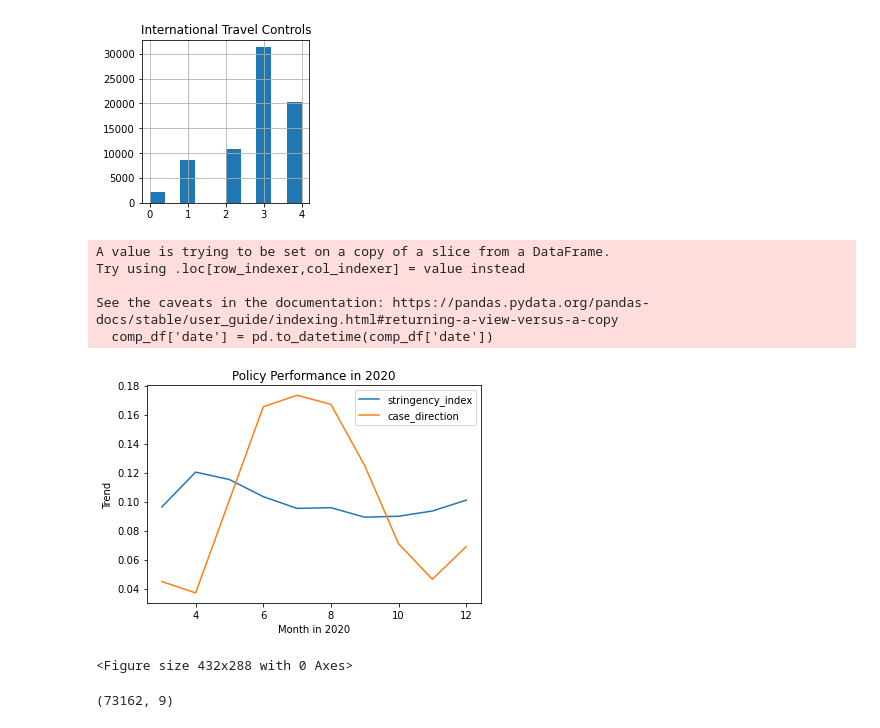
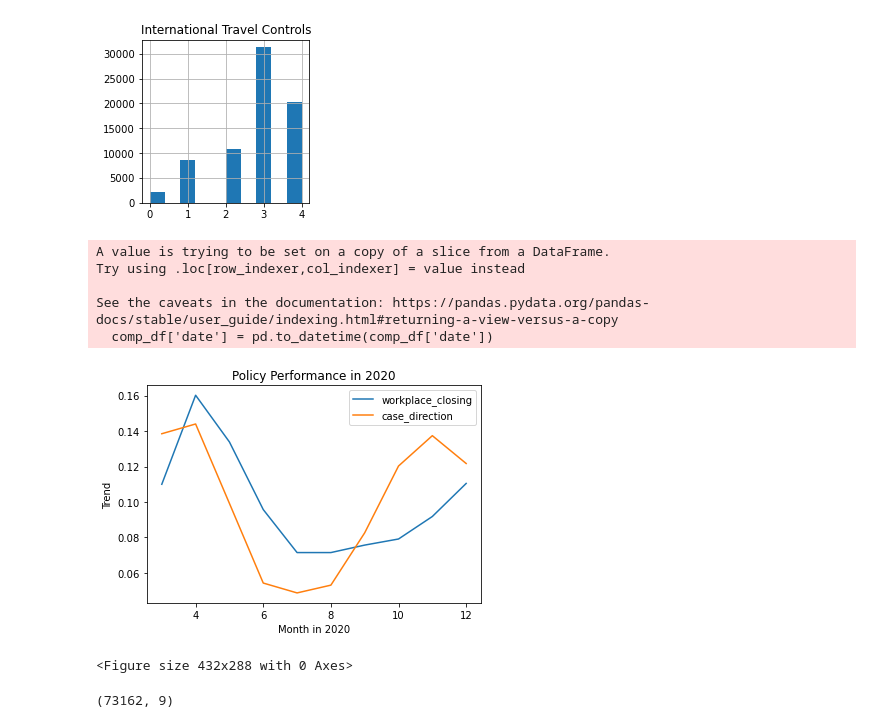
Before and after one commit to lisaquera/covid_data, a Jupyter notebook: Blog_COVID_Data.ipynb, the cells around one changed output. Drawn from its saved outputs; the diff is of its cells as text; code cells hidden in the pictures.

```diff
--- a/Blog_COVID_Data.ipynb
+++ b/Blog_COVID_Data.ipynb
@@ -87,6 +104,9 @@ covid['geo'] = covid['country_name'] + covid['region_name']
 covid = covid.drop(['alpha_3_code','region_code'], axis=1)
 # drop uncategorized policy columns
 covid = covid.drop(['misc_wildcard','misc_wildcard_notes'], axis=1)
+# prepare for change calcs
+covid.sort_values(['geo', 'date'], ascending=True,
+                      inplace=True, na_position='last')
 # subset the free text columns and drop them from main df
 cols_notes = ['school_closing_notes','workplace_closing_notes',
              'cancel_public_events_notes','restrictions_on_gatherings_notes',
@@ -111,8 +131,8 @@ covid = covid.drop(covid.index[list(np.where(np.isfinite(covid['case_perc_change
 covid = covid.drop(covid.index[list(np.where(np.isfinite(covid['death_perc_change']) == False))])
 # %%
 # get whether outcomes are increasing (0) or decreasing (1)
-covid['case_direction'] = covid['case_perc_change'].apply(lambda x: 0 if x > 0 else 1)
-covid['death_direction'] = covid['death_perc_change'].apply(lambda x: 0 if x > 0 else 1)
+covid['case_direction'] = covid['case_perc_change'].apply(lambda x: 0 if x <= 0 else 1)
+covid['death_direction'] = covid['death_perc_change'].apply(lambda x: 0 if x <= 0 else 1)
 # %% [markdown]
 #### At this point, the outcomes to be analyzed are available in four formats:
 * original: absolute and cumulative, columns confirmed_cases and deaths
@@ -128,8 +165,8 @@ cols_outcomes = ['confirmed_cases', 'deaths','case_perc_pop', 'death_perc_pop',
 covid['stringency_change'] = np.round(covid['stringency_index'].pct_change(), decimals=2)
 # remove calculation infinites
 covid = covid.drop(covid.index[list(np.where(np.isfinite(covid['stringency_change']) == False))])
-# get the stringency direction, are governments tightening (1) or loosening (0) policy?
-covid['stringency_direction'] = covid['stringency_change'].apply(lambda x: 0 if x < 0 else 1)
+# get the stringency direction, are governments tightening (1) or loosening/keeping (0) policy?
+covid['stringency_direction'] = covid['stringency_change'].apply(lambda x: 0 if x <= 0 else 1)
 # at this point, the summary metric is available in three formats
 cols_stringency = ['stringency_index','stringency_change','stringency_direction']
 # %%
@@ -150,6 +209,13 @@ for col in cols_financial_amts:
     # get the binary for whether policy was active (>0 allocated) or not
     bi_colname = col+'_flag'
     covid[bi_colname] = covid[col].apply(lambda x: 0 if x <= 0 else 1)
+# %%
+# scale the demographic data
+cols_demos = ['population', 'urban_perc', 'density', 'median_age']
+for col in cols_demos:
+    # scale the diverse units to range [0..1]
+    scd_colname = 'scaled_'+col
+    covid[scd_colname] = scaler.fit_transform(covid[[col]])
 # %%
 covid.info()
 # %% [output]
@@ -307,12 +376,12 @@ potential_factors = ['stringency_index','school_closing',
 # %%
-du.compare_policy_outcomes(covid, 'Canada', 'stringency_index', 'case_direction')
+du.compare_policy_outcomes(covid, 'Canada', 'workplace_closing', 'case_direction')
 # %% [output]
 A value is trying to be set on a copy of a slice from a DataFrame.
 Try using .loc[row_indexer,col_indexer] = value instead
 
 See the caveats in the documentation: https://pandas.pydata.org/pandas-docs/stable/user_guide/indexing.html#returning-a-view-versus-a-copy
   comp_df['date'] = pd.to_datetime(comp_df['date'])
-[figure, old version]
+[figure, new version]
 <Figure size 432x288 with 0 Axes>
 # %%
 cols_demos = ['geo','country_name', 'region_name','date',
```
Also changed, not shown: parts of 45 cells of this notebook, 12 other files.
